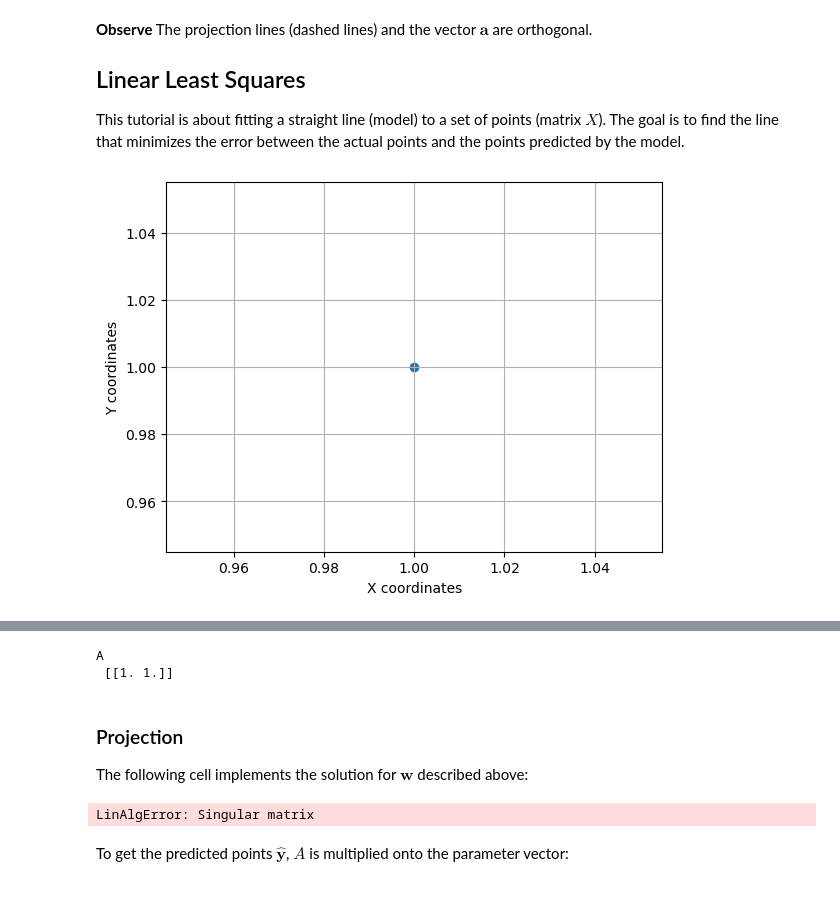
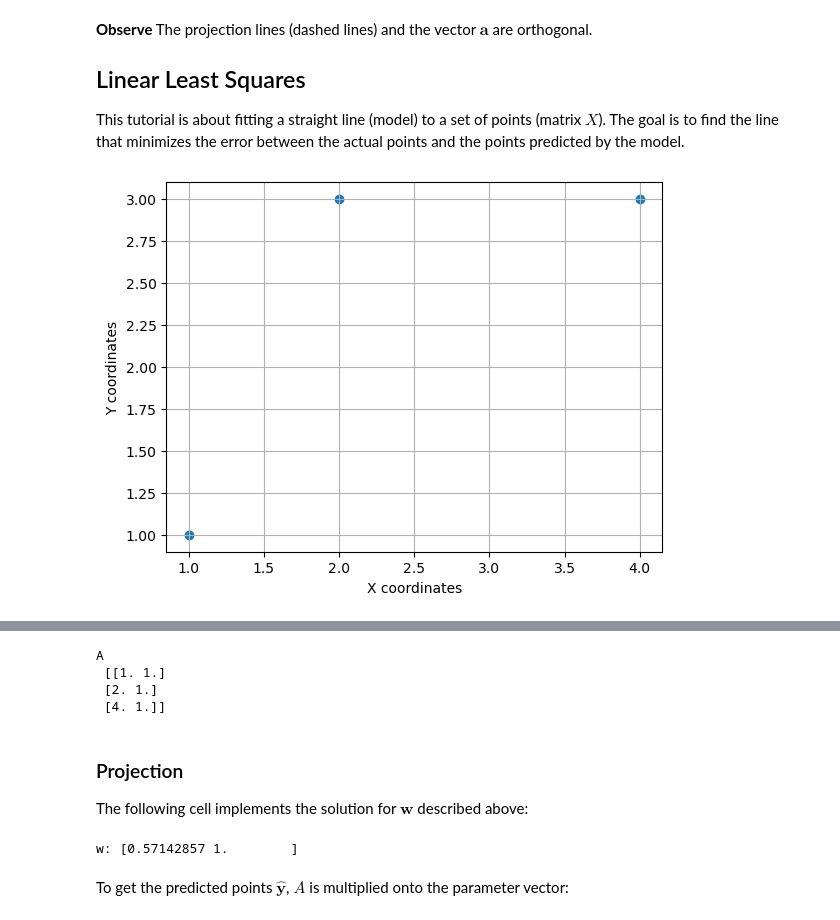
Before and after one commit to ClaraSoenderborg/IML-exercises, a Jupyter notebook: W05/00-projection_least_sq.ipynb, the cells around one changed output, grey strips where cells are left out. Cells and saved outputs as stored; diff of their text form; code cells hidden in the pictures.

```diff
--- a/W05/00-projection_least_sq.ipynb
+++ b/W05/00-projection_least_sq.ipynb
@@ -120,18 +153,20 @@ This tutorial is about fitting a straight line (model) to a set of points (matri
 # %%
 ## 3
 # Define the example points
 X = np.array([
-    [1, 1]
+    [1, 1],
+    [2, 3],
+    [4, 3]
 ]).T
 
 plt.grid(True)
 plt.scatter(X[0, :], X[1, :])
 plt.xlabel("X coordinates")
 plt.ylabel("Y coordinates")
 # Display the plot
 plt.show()
 # %% [output]
-[figure, old version]
+[figure, new version]
 # %% [markdown]
 In the previous section, the set of points were projected onto an existing line. In this section, projections are used to perform linear least squares to find model parameters. The model is $f_\mathbf{w}(x) = y = \mathbf{w}_1x + \mathbf{w}_2$, where $x$ is the input and $\mathbf{w}_1$, $\mathbf{w}_2$ are the parameters. The model can be expressed as an inner product $f_\mathbf{w}(x) = y = \begin{bmatrix}x& 1\end{bmatrix}\mathbf{w}$.
 With multiple points, a linear set of equations is given by
@@ -182,7 +221,9 @@ A = np.vstack((x_vals, np.ones(x_vals.shape))).T
 print("A\n", A)
 # %% [output]
 A
- [[1. 1.]]
+ [[1. 1.]
+ [2. 1.]
+ [4. 1.]]
 # %% [markdown]
 ### Projection
 The following cell implements the solution for $\mathbf{w}$ described above:
@@ -192,7 +233,7 @@ P = np.linalg.inv(A.T @ A) @ A.T
 w = P @ y_vals
 print("w:", w)
 # %% [output]
-LinAlgError: Singular matrix
+w: [0.57142857 1.        ]
 # %% [markdown]
 To get the predicted points $\mathbf{\hat{y}}$, $A$ is multiplied onto the parameter vector:
 # %%
```
Also changed, not shown: parts of 5 cells of this notebook, 33 other files.
